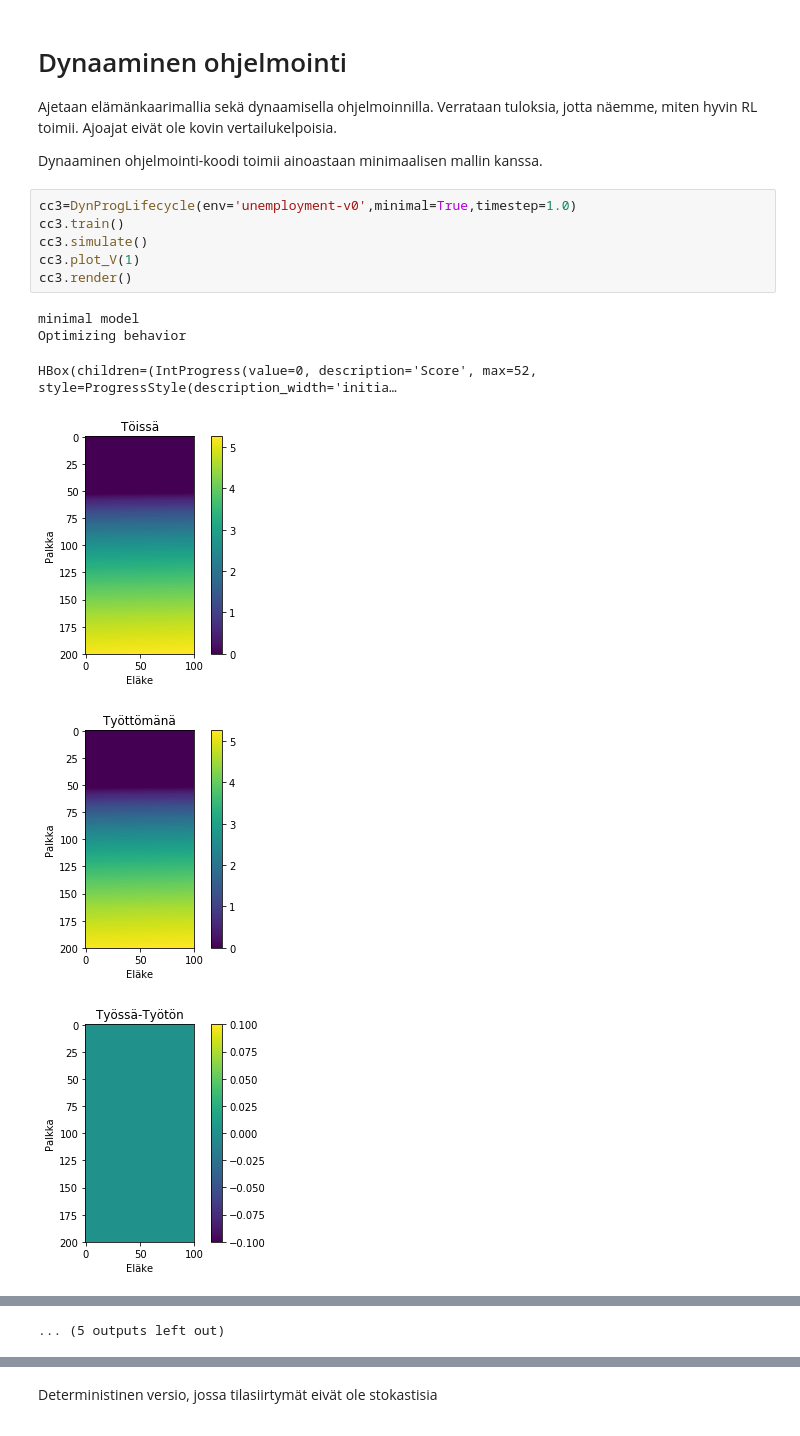
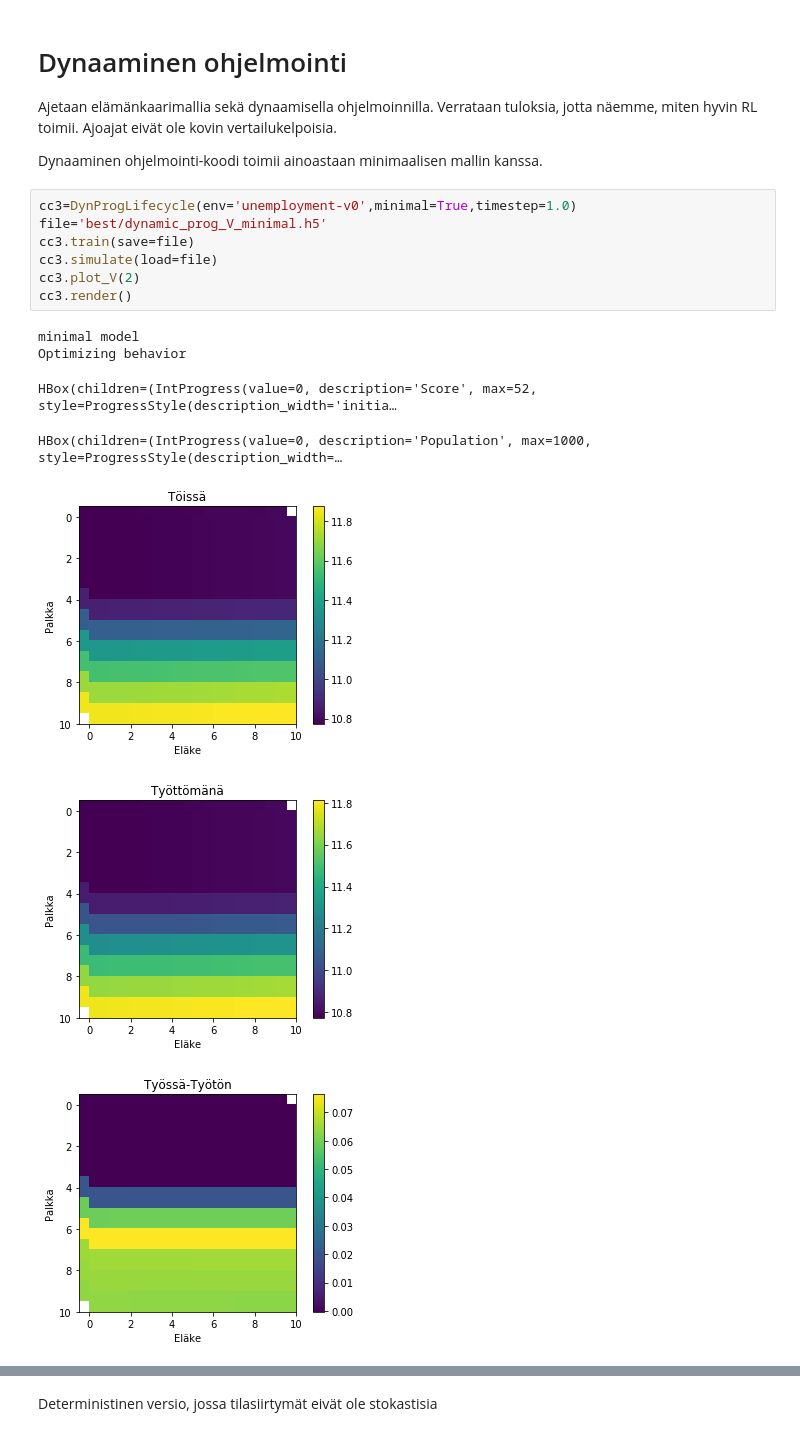
Before and after one commit to ajtanskanen/lifecycle-old-rl, a Jupyter notebook: comparing_w_dynamic_programming.ipynb, the cells around one changed output, grey strips where cells are left out. Cells and saved outputs as stored; diff of their text form.

```diff
--- a/comparing_w_dynamic_programming.ipynb
+++ b/comparing_w_dynamic_programming.ipynb
@@ -35,14 +35,16 @@ Ajetaan elämänkaarimallia sekä dynaamisella ohjelmoinnilla. Verrataan tuloksi
 Dynaaminen ohjelmointi-koodi toimii ainoastaan minimaalisen mallin kanssa.
 # %%
 cc3=DynProgLifecycle(env='unemployment-v0',minimal=True,timestep=1.0)
-cc3.train()
-cc3.simulate()
-cc3.plot_V(1)
+file='best/dynamic_prog_V_minimal.h5'
+cc3.train(save=file)
+cc3.simulate(load=file)
+cc3.plot_V(2)
 cc3.render()
 # %% [output]
 minimal model
 Optimizing behavior
 HBox(children=(IntProgress(value=0, description='Score', max=52, style=ProgressStyle(description_width='initia…
+HBox(children=(IntProgress(value=0, description='Population', max=1000, style=ProgressStyle(description_width=…
-[figure, old version]
+[figure, new version]
-[figure, old version]
+[figure, new version]
-[figure, old version]
+[figure, new version]
@@ -56 +56,0 @@ HBox(children=(IntProgress(value=0, description='Score', max=52, style=ProgressS
-... (5 outputs left out)
```
Also changed, not shown: parts of 11 cells of this notebook, 4 other files.
